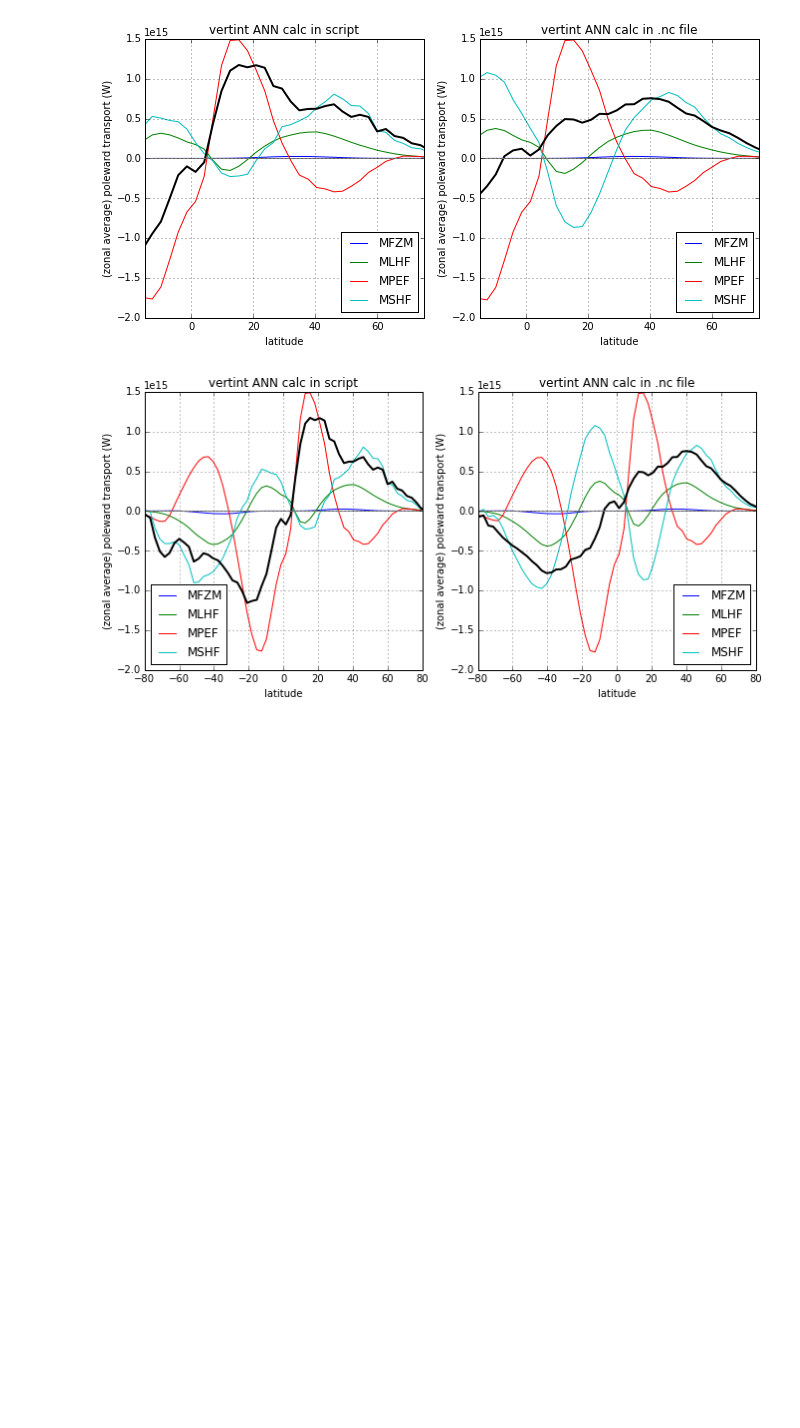
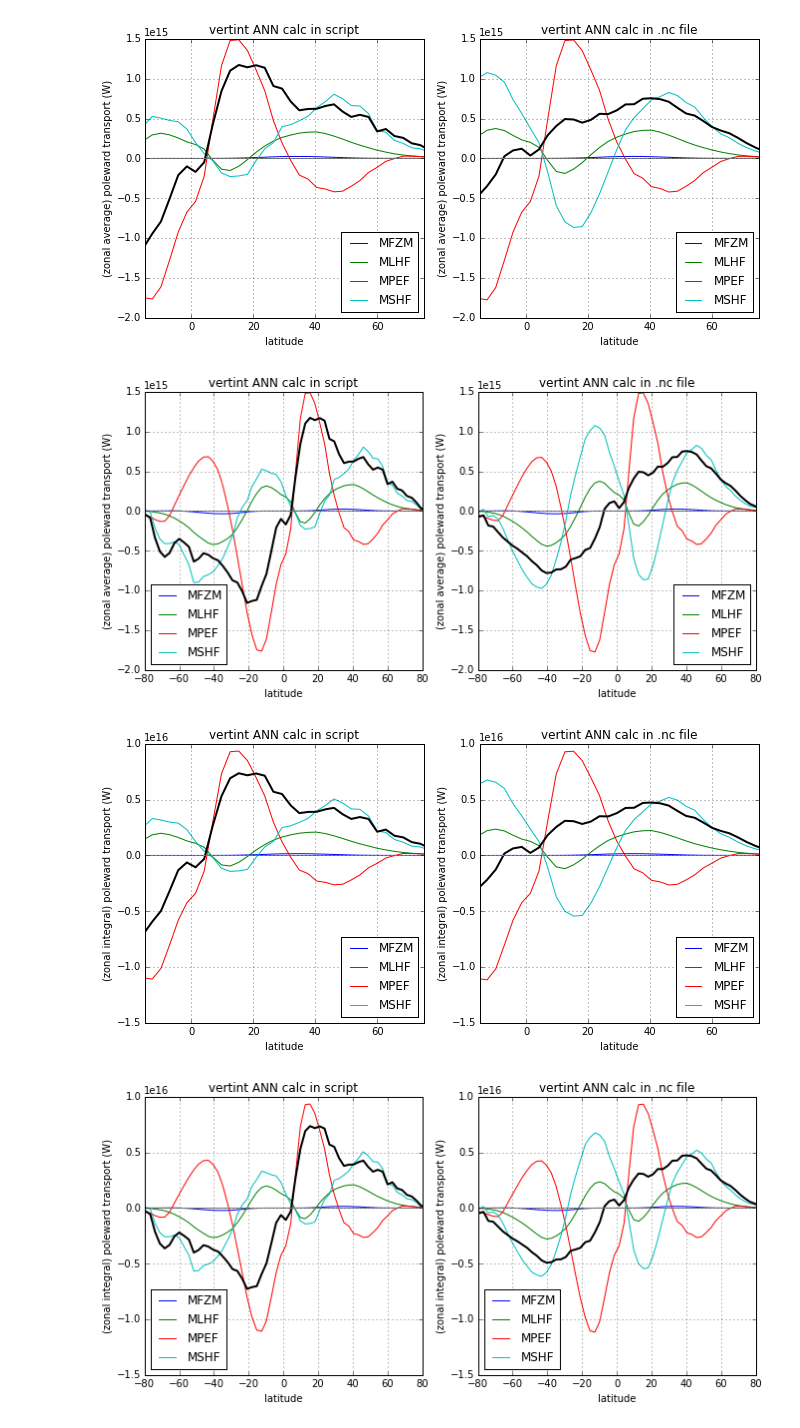
Before and after one commit to kemccusker/pyscripts, a Jupyter notebook: notebooks/poleward_heat_transport.ipynb, the cells around one changed output. Drawn from its saved outputs; the diff is of its cells as text; code cells hidden in the pictures; blank space fills up the shorter version.

```diff
--- a/notebooks/poleward_heat_transport.ipynb
+++ b/notebooks/poleward_heat_transport.ipynb
@@ -401,3 +452,62 @@ if printtofile:
 # %% [output]
 [figure]
 [figure]
+# %%
+# ============ FIGURES =================
+printtofile=True
+#    calc in function
+#    ZONAL INTEGRAL, just NH --------------
+fig,axs=plt.subplots(1,2)
+fig.set_size_inches(11,5)
+ax=axs[0]
+flddf.plot(x=lat,ax=ax)
+ax.plot(lat,fldtot,color='k', linewidth=2)
+ax.axhline(y=0,color='0.5')
+ax.set_xlim((-15,75))
+ax.set_xlabel('latitude')
+ax.set_ylabel('(zonal integral) poleward transport (W)')
+ax.set_title(calctype + ' ' + sea + ' calc in script')
+#    calc in .nc file
+#    ZONAL INTEGRAL, just NH
+ax=axs[1]
+flddf2.plot(x=lat, ax=ax)
+ax.plot(lat,fldtot2,color='k', linewidth=2)
+ax.axhline(y=0,color='0.5')
+ax.set_xlim((-15,75))
+ax.set_xlabel('latitude')
+ax.set_ylabel('(zonal integral) poleward transport (W)')
+ax.set_title(calctype + ' ' + sea + ' calc in .nc file')
+if printtofile:
+    fig.savefig('PHTnh_zonint_W_' + sea + fldpre + '.pdf')
+
+
+#    calc in function
+#    ZONAL INTEGRAL, GLOBAL --------------------
+fig,axs=plt.subplots(1,2)
+fig.set_size_inches(11,5)
+ax=axs[0]
+flddf.plot(x=lat,ax=ax)
+ax.plot(lat,fldtot,color='k', linewidth=2)
+ax.axhline(y=0,color='0.5')
+ax.set_xlim((-80,80))
+ax.set_xlabel('latitude')
+ax.set_ylabel('(zonal integral) poleward transport (W)')
+ax.set_title(calctype + ' ' + sea + ' calc in script')
+#    calc in .nc file
+#    ZONAL INTEGRAL, GLOBAL
+ax=axs[1]
+flddf2.plot(x=lat, ax=ax)
+ax.plot(lat,fldtot2,color='k', linewidth=2)
+ax.axhline(y=0,color='0.5')
+ax.set_xlim((-80,80))
+ax.set_xlabel('latitude')
+ax.set_ylabel('(zonal integral) poleward transport (W)')
+ax.set_title(calctype + ' ' + sea + ' calc in .nc file')
+if printtofile:
+    fig.savefig('PHTglob_zonint_W_' + sea + fldpre + '.pdf')
+
+
+# BLACK SOLID LINE IS TOTAL PHT (sum of colored components)
+# %% [output]
+[figure, added]
+[figure, added]
```
Also changed, not shown: parts of 8 cells of this notebook.
